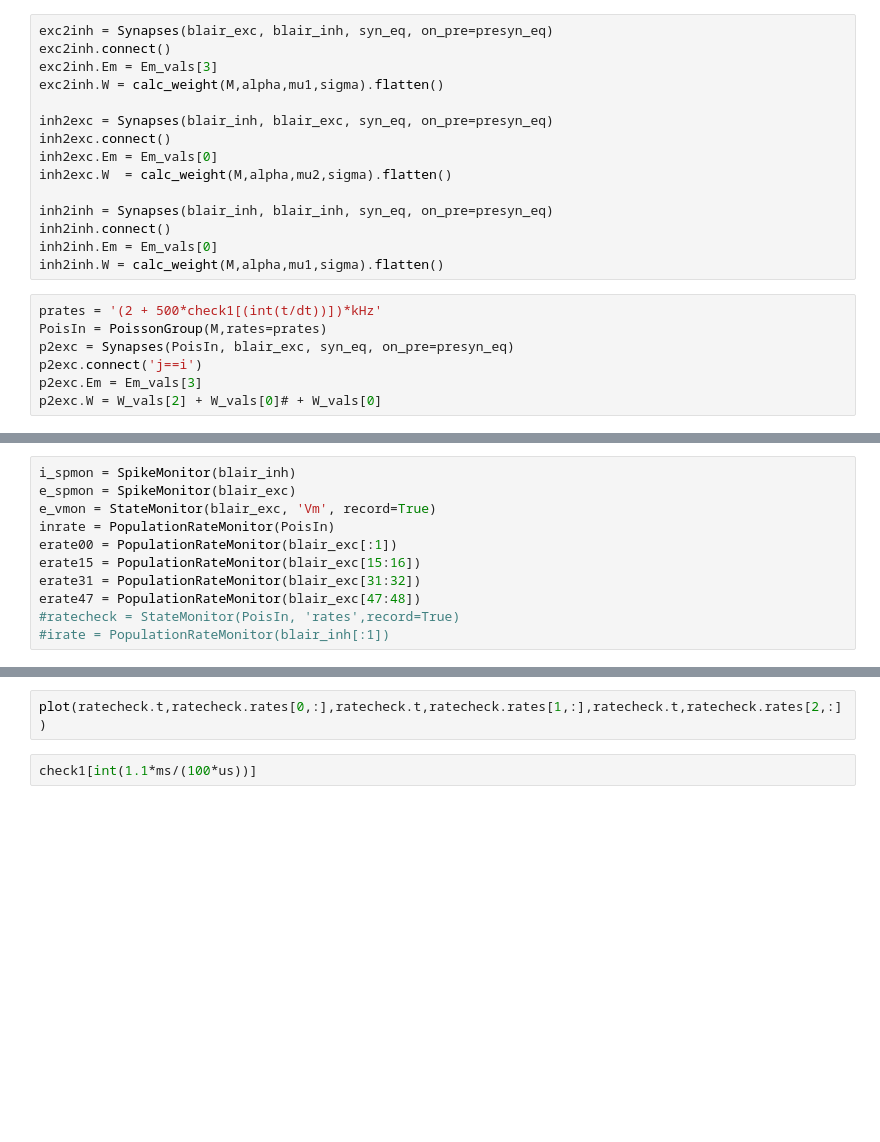
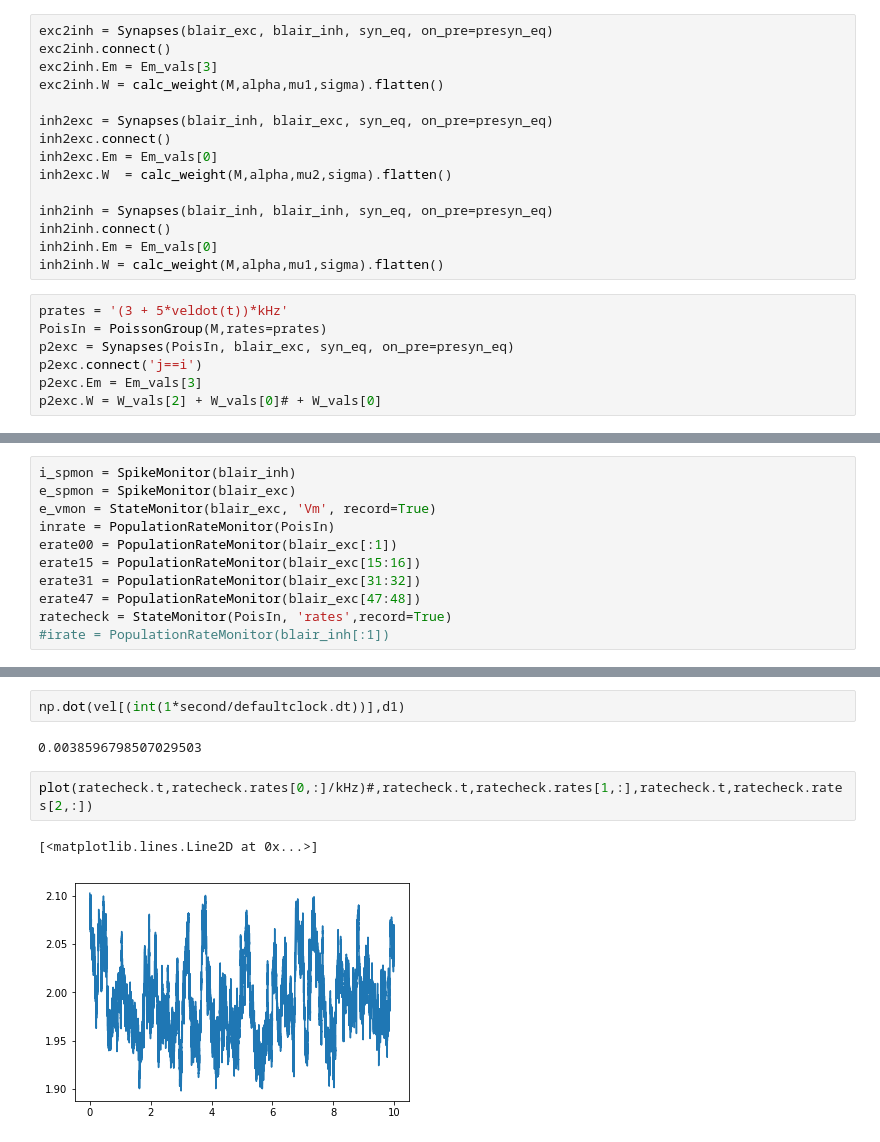
Before and after one commit to acellon/ifat-py, a Jupyter notebook: iscas-ifat.ipynb, the cells around one changed output, grey strips where cells are left out. Saved outputs shown, nothing was run; the diff lists cells and outputs as text; blank space fills up the shorter version.

```diff
--- a/iscas-ifat.ipynb
+++ b/iscas-ifat.ipynb
@@ -390,7 +401,7 @@ inh2inh.connect()
 inh2inh.Em = Em_vals[0]
 inh2inh.W = calc_weight(M,alpha,mu1,sigma).flatten()
 # %%
-prates = '(2 + 500*check1[(int(t/dt))])*kHz'
+prates = '(3 + 5*veldot(t))*kHz'
 PoisIn = PoissonGroup(M,rates=prates)
 p2exc = Synapses(PoisIn, blair_exc, syn_eq, on_pre=presyn_eq)
 p2exc.connect('j==i')
@@ -407,7 +416,7 @@ erate00 = PopulationRateMonitor(blair_exc[:1])
 erate15 = PopulationRateMonitor(blair_exc[15:16])
 erate31 = PopulationRateMonitor(blair_exc[31:32])
 erate47 = PopulationRateMonitor(blair_exc[47:48])
-#ratecheck = StateMonitor(PoisIn, 'rates',record=True)
+ratecheck = StateMonitor(PoisIn, 'rates',record=True)
 #irate = PopulationRateMonitor(blair_inh[:1])
 # %%
 run(10*second,report='text')
@@ -419,4 +428,9 @@ Traceback (most recent call last):
+# %%
+np.dot(vel[(int(1*second/defaultclock.dt))],d1)
+# %% [output]
+0.0038596798507029503
 # %%
-plot(ratecheck.t,ratecheck.rates[0,:],ratecheck.t,ratecheck.rates[1,:],ratecheck.t,ratecheck.rates[2,:])
+plot(ratecheck.t,ratecheck.rates[0,:]/kHz)#,ratecheck.t,ratecheck.rates[1,:],ratecheck.t,ratecheck.rates[2,:])
+# %% [output]
+[<matplotlib.lines.Line2D at 0x...>]
+[figure, added]
-# %%
-check1[int(1.1*ms/(100*us))]
```
Also changed, not shown: parts of 19 cells of this notebook, 3 other files.
